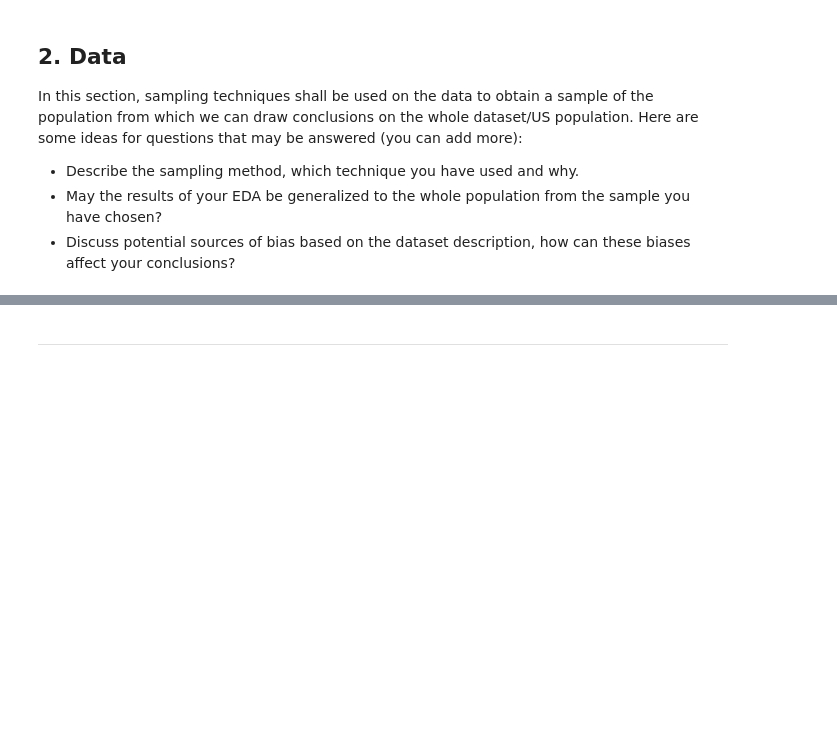
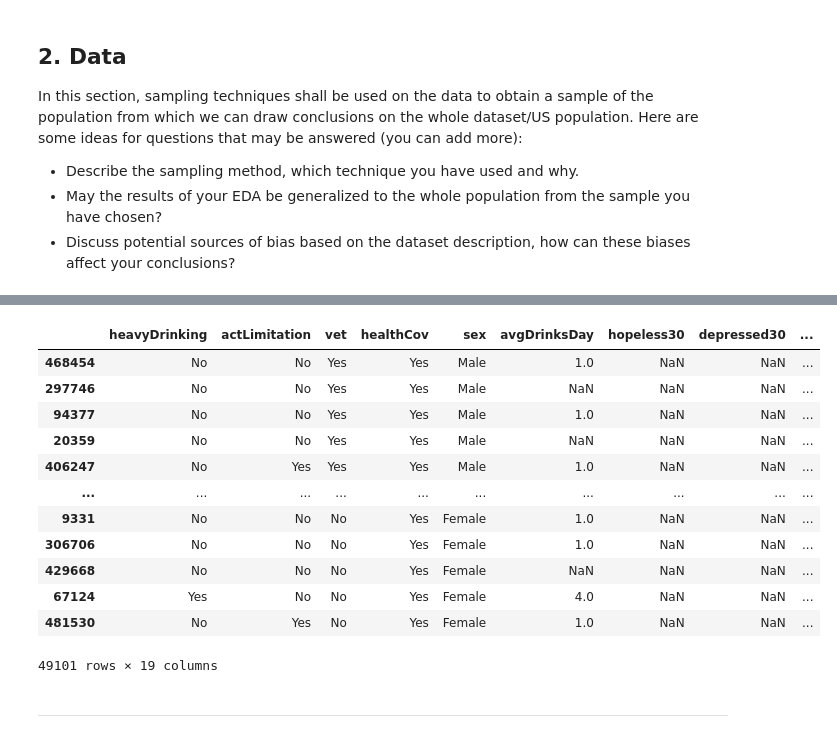
Before and after one commit to SergioCuencaNunez/isc-labs, a Jupyter notebook: project/project.ipynb, the cells around one changed output, grey strips where cells are left out. Cells and saved outputs as stored; diff of their text form; code cells hidden in the pictures; blank space fills up the shorter version.

```diff
--- a/project/project.ipynb
+++ b/project/project.ipynb
@@ -48,3 +136,19 @@ df_hypothesis.groupby(['vet','actLimitation']).count()
+# %%
+df_hypothesis
+# %% [output]
+|  | heavyDrinking | actLimitation | vet | healthCov | sex | avgDrinksDay | hopeless30 | depressed30 | ... |
+| 468454 | No | No | Yes | Yes | Male | 1.0 | NaN | NaN | ... |
+| 297746 | No | No | Yes | Yes | Male | NaN | NaN | NaN | ... |
+| 94377 | No | No | Yes | Yes | Male | 1.0 | NaN | NaN | ... |
+| 20359 | No | No | Yes | Yes | Male | NaN | NaN | NaN | ... |
+| 406247 | No | Yes | Yes | Yes | Male | 1.0 | NaN | NaN | ... |
+| ... | ... | ... | ... | ... | ... | ... | ... | ... | ... |
+| 9331 | No | No | No | Yes | Female | 1.0 | NaN | NaN | ... |
+| 306706 | No | No | No | Yes | Female | 1.0 | NaN | NaN | ... |
+| 429668 | No | No | No | Yes | Female | NaN | NaN | NaN | ... |
+| 67124 | Yes | No | No | Yes | Female | 4.0 | NaN | NaN | ... |
+| 481530 | No | Yes | No | Yes | Female | 1.0 | NaN | NaN | ... |
+49101 rows × 19 columns
 # %% [markdown]
 ---
 # %% [markdown]
```
Also changed, not shown: parts of 14 cells of this notebook.
